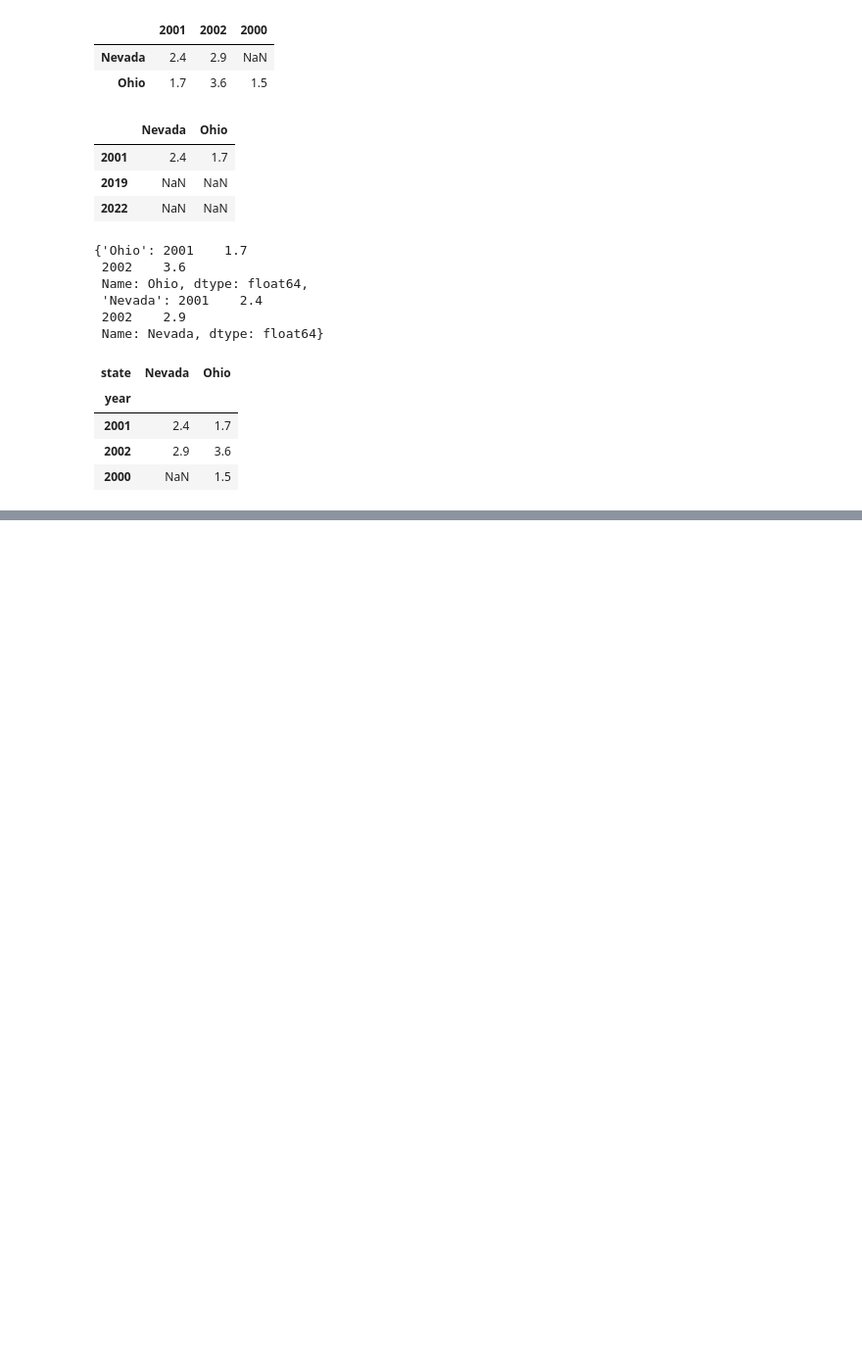
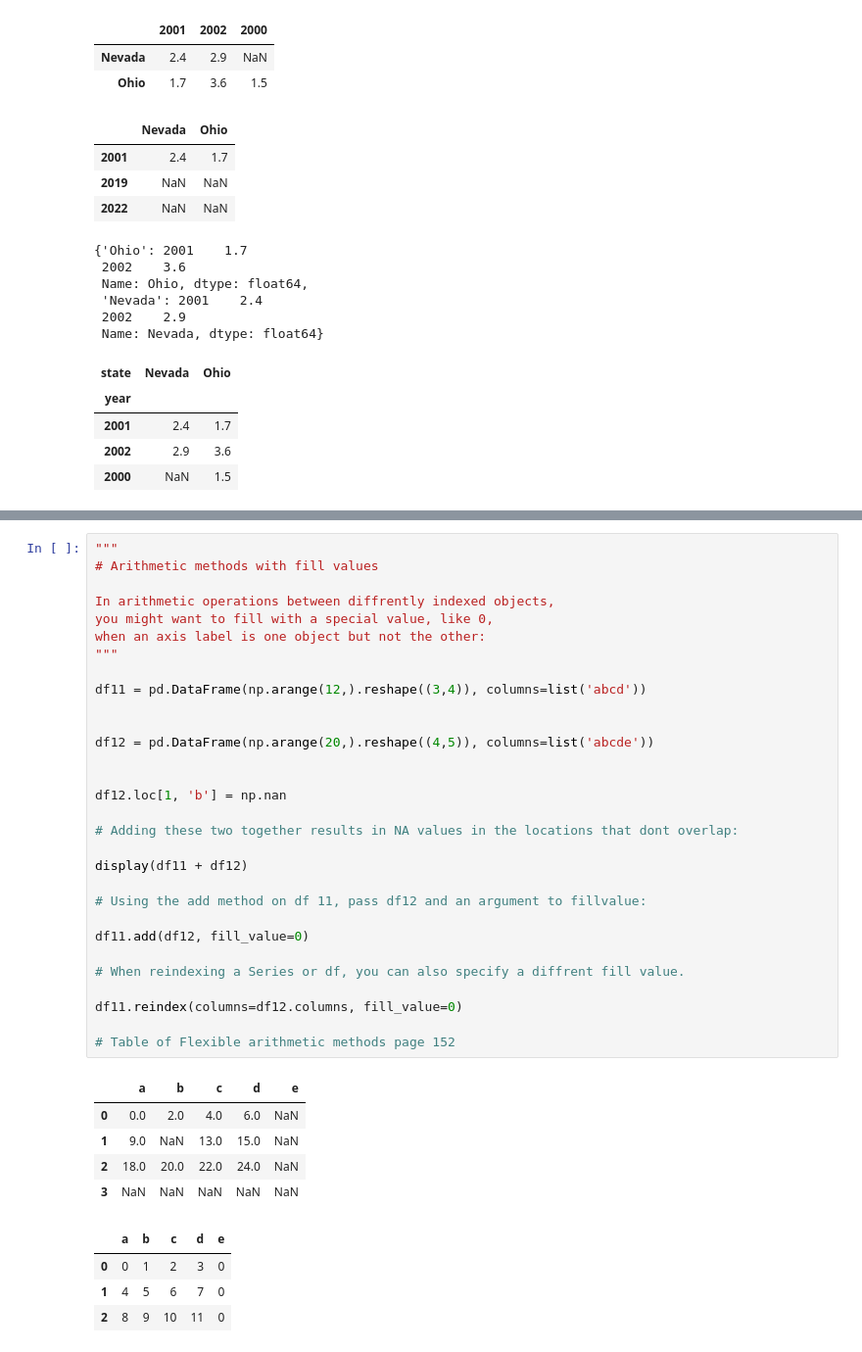
Before and after one commit to MuayThaiLegz/Py_DataAnalysis, a Jupyter notebook: Python_forData_5.ipynb, the cells around one changed output, grey strips where cells are left out. Shown at 98% size. Drawn from its saved outputs; the diff is of its cells as text; blank space fills up the shorter version.

Commit message:
arithmetic work
Work an applying element wise arithmetic calculations on df with series and single scalar values,

```diff
--- a/Python_forData_5.ipynb
+++ b/Python_forData_5.ipynb
@@ -377,0 +784,40 @@ Index(['foo', 'foo', 'bar', 'bar'], dtype='object')
+# %%
+"""
+# Arithmetic methods with fill values
+
+In arithmetic operations between diffrently indexed objects,
+you might want to fill with a special value, like 0,
+when an axis label is one object but not the other:
+"""
+
+df11 = pd.DataFrame(np.arange(12,).reshape((3,4)), columns=list('abcd'))
+
+
+df12 = pd.DataFrame(np.arange(20,).reshape((4,5)), columns=list('abcde'))
+
+
+df12.loc[1, 'b'] = np.nan
+
+# Adding these two together results in NA values in the locations that dont overlap:
+
+display(df11 + df12)
+
+# Using the add method on df 11, pass df12 and an argument to fillvalue:
+
+df11.add(df12, fill_value=0)
+
+# When reindexing a Series or df, you can also specify a diffrent fill value.
+
+df11.reindex(columns=df12.columns, fill_value=0)
+
+# Table of Flexible arithmetic methods page 152
+# %% [output]
+|  | a | b | c | d | e |
+| 0 | 0.0 | 2.0 | 4.0 | 6.0 | NaN |
+| 1 | 9.0 | NaN | 13.0 | 15.0 | NaN |
+| 2 | 18.0 | 20.0 | 22.0 | 24.0 | NaN |
+| 3 | NaN | NaN | NaN | NaN | NaN |
+|  | a | b | c | d | e |
+| 0 | 0 | 1 | 2 | 3 | 0 |
+| 1 | 4 | 5 | 6 | 7 | 0 |
+| 2 | 8 | 9 | 10 | 11 | 0 |
```
Also changed, not shown: parts of 16 cells of this notebook.
